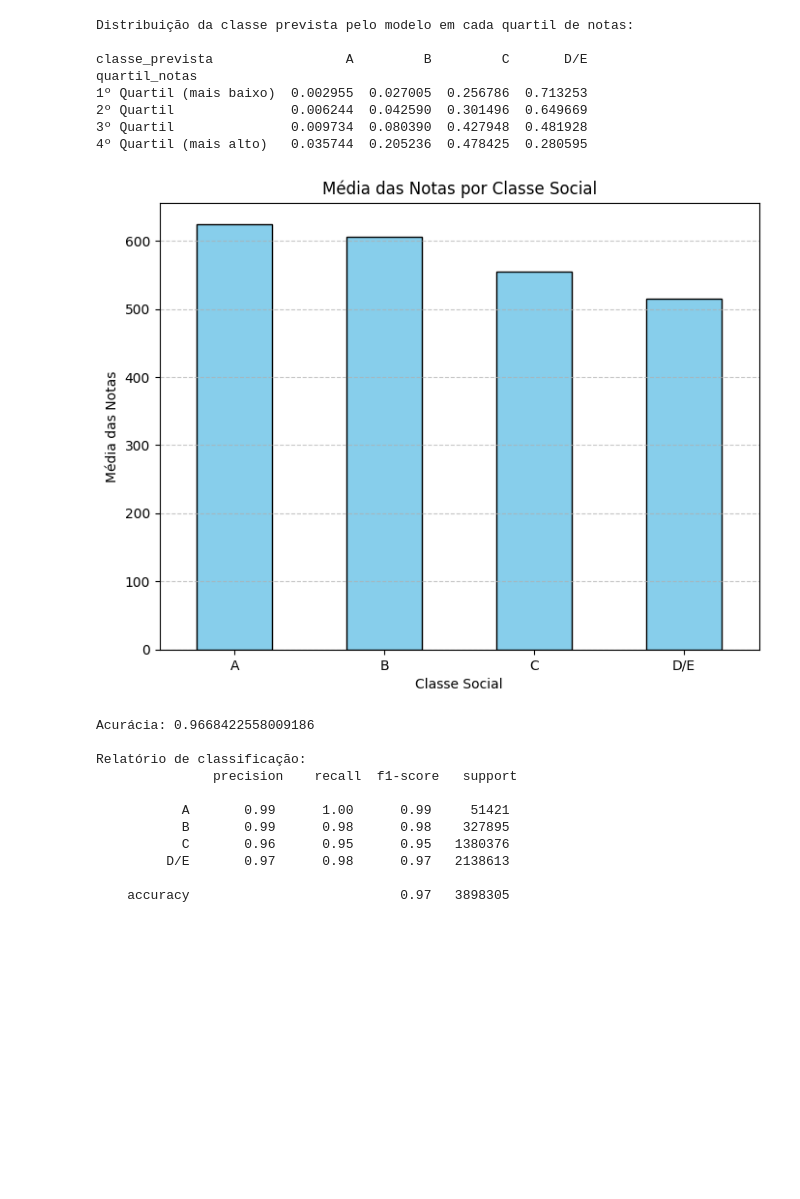
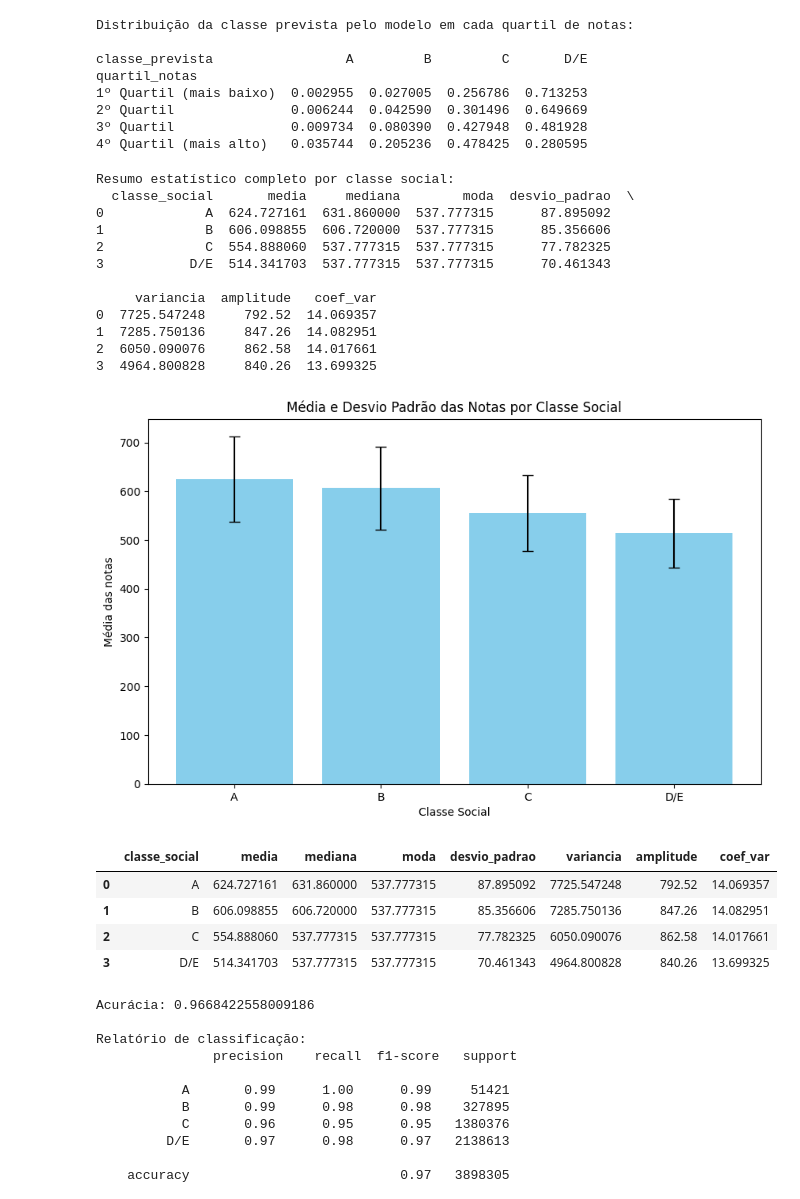
Before and after one commit to vinicarlosss/TCC_Sistemas-de-informa-o, a Jupyter notebook: arvore_decisao.ipynb, the cells around one changed output. Drawn from its saved outputs; the diff is of its cells as text; code cells hidden in the pictures; blank space fills up the shorter version.

Commit message:
feat: adding function to analyze by social class

```diff
--- a/arvore_decisao.ipynb
+++ b/arvore_decisao.ipynb
@@ -408,9 +396,26 @@ quartil_notas
 3º Quartil               0.009734  0.080390  0.427948  0.481928
 4º Quartil (mais alto)   0.035744  0.205236  0.478425  0.280595
 # %%
-analisar_desempenho_por_classe(dataset_sem_nulos, grafico="bar")
+analisar_desempenho_por_classe(dataset_sem_nulos)
 # %% [output]
+Resumo estatístico completo por classe social:
+  classe_social       media     mediana        moda  desvio_padrao  \
+0             A  624.727161  631.860000  537.777315      87.895092
+1             B  606.098855  606.720000  537.777315      85.356606
+2             C  554.888060  537.777315  537.777315      77.782325
+3           D/E  514.341703  537.777315  537.777315      70.461343
+
+     variancia  amplitude   coef_var
+0  7725.547248     792.52  14.069357
+1  7285.750136     847.26  14.082951
+2  6050.090076     862.58  14.017661
+3  4964.800828     840.26  13.699325
-[figure, old version]
+[figure, new version]
+|  | classe_social | media | mediana | moda | desvio_padrao | variancia | amplitude | coef_var |
+| 0 | A | 624.727161 | 631.860000 | 537.777315 | 87.895092 | 7725.547248 | 792.52 | 14.069357 |
+| 1 | B | 606.098855 | 606.720000 | 537.777315 | 85.356606 | 7285.750136 | 847.26 | 14.082951 |
+| 2 | C | 554.888060 | 537.777315 | 537.777315 | 77.782325 | 6050.090076 | 862.58 | 14.017661 |
+| 3 | D/E | 514.341703 | 537.777315 | 537.777315 | 70.461343 | 4964.800828 | 840.26 | 13.699325 |
 # %%
 # Filtrar apenas escolas urbanas
 dataset_urbano = dataset_sem_nulos[dataset_sem_nulos['TP_LOCALIZACAO_ESC'] == 1]
```
Also changed, not shown: parts of 6 cells of this notebook.
